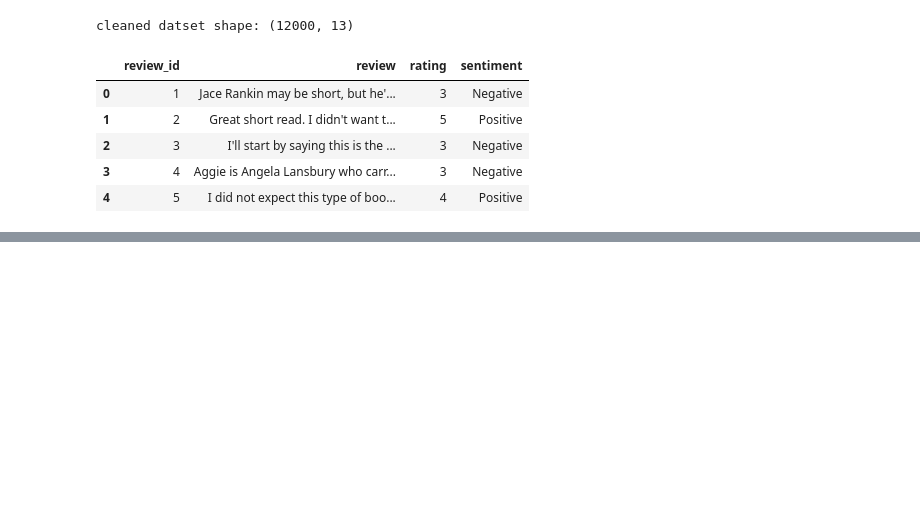
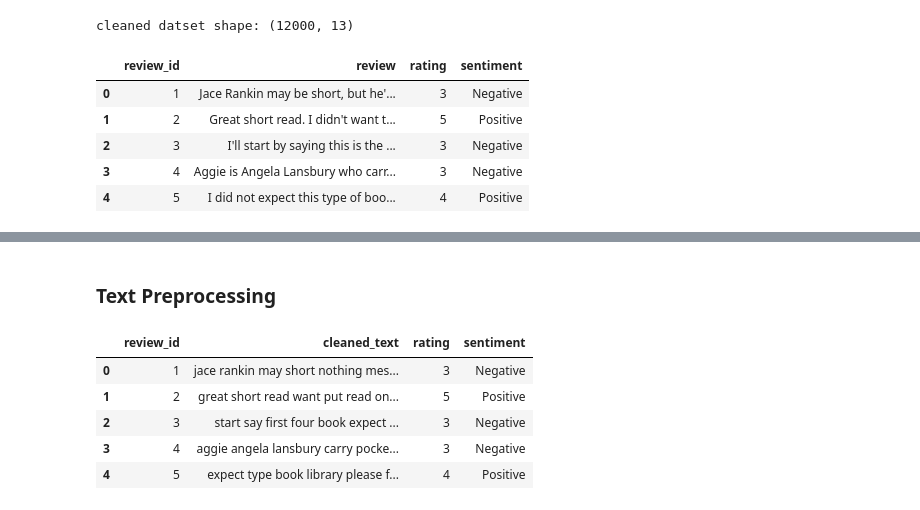
Before and after one commit to dinakaranthiru/AI-Engineer-12-Weeks, a Jupyter notebook: Week8_Task/Sentiment_Analysis.ipynb, the cells around one changed output, grey strips where cells are left out. Cells and saved outputs as stored; diff of their text form; code cells hidden in the pictures; blank space fills up the shorter version.

```diff
--- a/Week8_Task/Sentiment_Analysis.ipynb
+++ b/Week8_Task/Sentiment_Analysis.ipynb
@@ -99,0 +110,28 @@ cleaned datset shape: (12000, 13)
+# %% [markdown]
+### Text Preprocessing
+# %%
+stop_words = set(stopwords.words('english'))
+lemmatizer = WordNetLemmatizer()
+
+# Function to clean and preprocess a review
+def text_preprocess(review):
+    review = str(review).lower()  #convert review to string and make it all lowercase
+    review = re.sub(r'http\S+|www\.\S+', ' ', review) #remove urls
+    review = re.sub(r'[^a-zA-Z]',' ',review) #remove all except alphabets
+    review = review.split() #split the cleaned text into individual words
+    review = [
+        lemmatizer.lemmatize(word,pos='v')
+        for word in review
+        if word not in stop_words and len(word) > 2
+    ]
+    return ' '.join(review)
+df['cleaned_text'] = df['review'].apply(text_preprocess)
+
+df[['review_id','cleaned_text','rating','sentiment']].head()
+# %% [output]
+|  | review_id | cleaned_text | rating | sentiment |
+| 0 | 1 | jace rankin may short nothing mes... | 3 | Negative |
+| 1 | 2 | great short read want put read on... | 5 | Positive |
+| 2 | 3 | start say first four book expect ... | 3 | Negative |
+| 3 | 4 | aggie angela lansbury carry pocke... | 3 | Negative |
+| 4 | 5 | expect type book library please f... | 4 | Positive |
```
Also changed, not shown: parts of 1 cell of this notebook.
